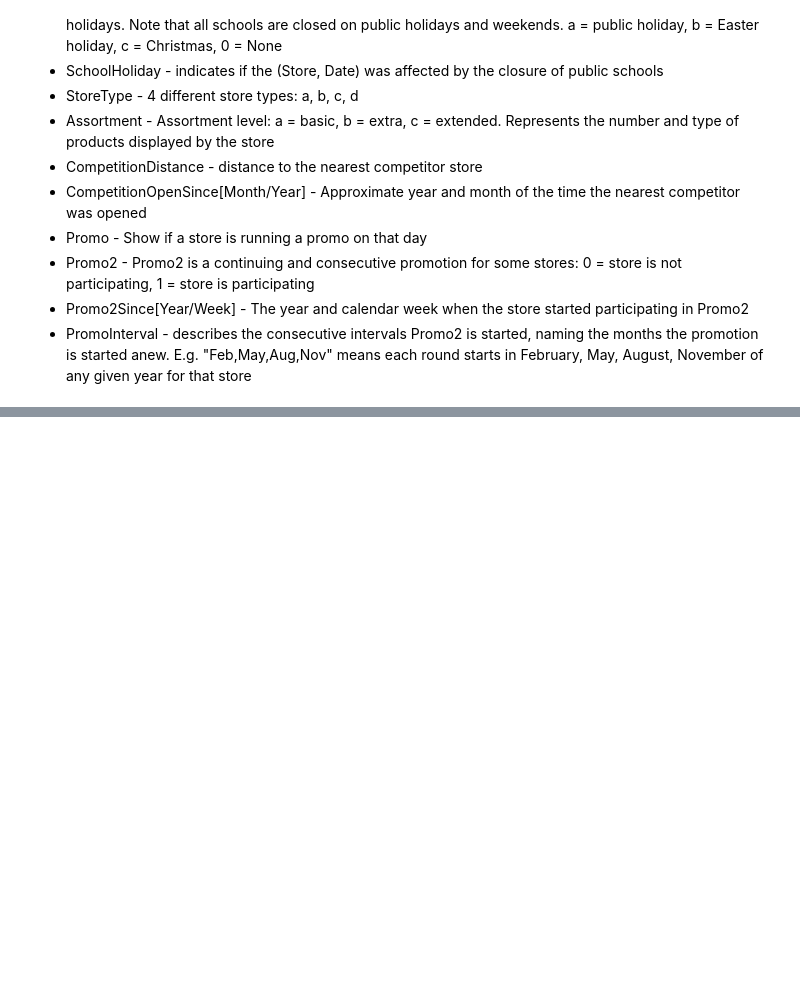
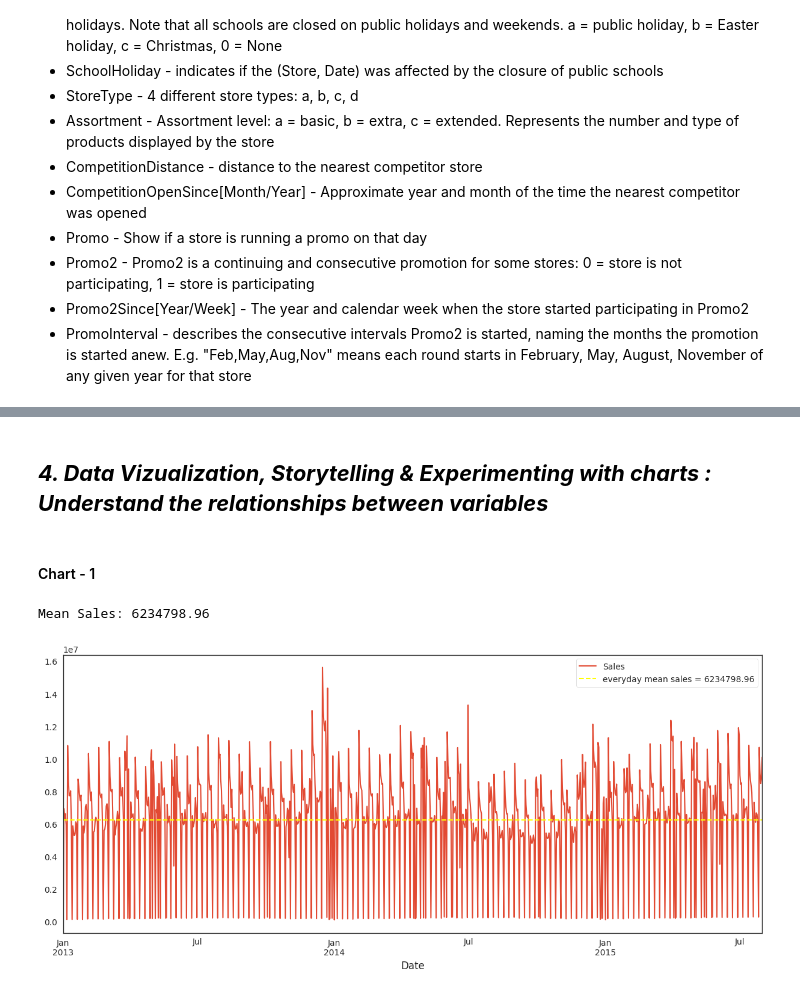
Before and after one commit to anirudhawagh/Sales-Prediction-Retail-Chain-Rossmann-through-Regression-based-Machine-Learning-Initiative, a Jupyter notebook: Retail_Sales_Prediction_By_Aniruddha.ipynb, the cells around one changed output, grey strips where cells are left out. Saved outputs shown, nothing was run; the diff lists cells and outputs as text; code cells hidden in the pictures; blank space fills up the shorter version.

```diff
--- a/Retail_Sales_Prediction_By_Aniruddha.ipynb
+++ b/Retail_Sales_Prediction_By_Aniruddha.ipynb
@@ -335,0 +427,13 @@ store_df.describe(include="all")
+# %%
+df["CompetitionOpenSinceMonth"] = df["CompetitionOpenSinceMonth"].fillna(-1).astype(int)
+df["CompetitionOpenSinceYear"] = df["CompetitionOpenSinceYear"].fillna(-1).astype(int)
+df["Promo2SinceWeek"] = df["Promo2SinceWeek"].fillna(-1).astype(int)
+df["Promo2SinceYear"] = df["Promo2SinceYear"].fillna(-1).astype(int)
+# %%
+# changing dtype into suitable format from both the datasets
+df["Date"]= pd.to_datetime(df["Date"])
+df["CompetitionDistance"]= df["CompetitionDistance"].astype(int)
+df["CompetitionOpenSinceMonth"]= df["CompetitionOpenSinceMonth"].astype(int)
+df["CompetitionOpenSinceYear"]= df["CompetitionOpenSinceYear"].astype(int)
+df["Promo2SinceWeek"]= df["Promo2SinceWeek"].astype(int)
+df["Promo2SinceYear"]= df["Promo2SinceYear"].astype(int)
@@ -335,0 +461,7 @@ store_df.describe(include="all")
+# %%
+#Creating new column for Day, Week of the year , month and year for Date column
+df["Date"]=pd.to_datetime(df["Date"])
+df["Year"]=df["Date"].dt.year
+df["Month"]=df["Date"].dt.month
+df["day"]=df["Date"].dt.day
+df["WeekOfYear"]=df["Date"].dt.weekofyear
@@ -335,0 +503,28 @@ store_df.describe(include="all")
+# %% [markdown]
+## ***4. Data Vizualization, Storytelling & Experimenting with charts : Understand the relationships between variables***
+# %% [markdown]
+#### Chart - 1
+# %%
+import matplotlib.pyplot as plt
+
+# Visualizing everyday sales with average everyday sales
+fig, ax = plt.subplots(figsize=(15, 6))
+
+eday_sales = df.groupby(["Date"]).Sales.sum()
+eday_sales.plot(kind="line", ax=ax)
+
+# Calculate and print the mean of everyday sales
+mean_sales = round(eday_sales.mean(), 2)
+plt.axhline(y=mean_sales, label=f"everyday mean sales = {mean_sales}", color="yellow", linestyle="--")
+
+# Add a legend to the plot
+plt.legend()
+
+# Print the mean value
+print(f"Mean Sales: {mean_sales}")
+
+# Show the plot
+plt.show()
+# %% [output]
+Mean Sales: 6234798.96
+[figure, added]
```
Also changed, not shown: parts of 63 cells of this notebook.
